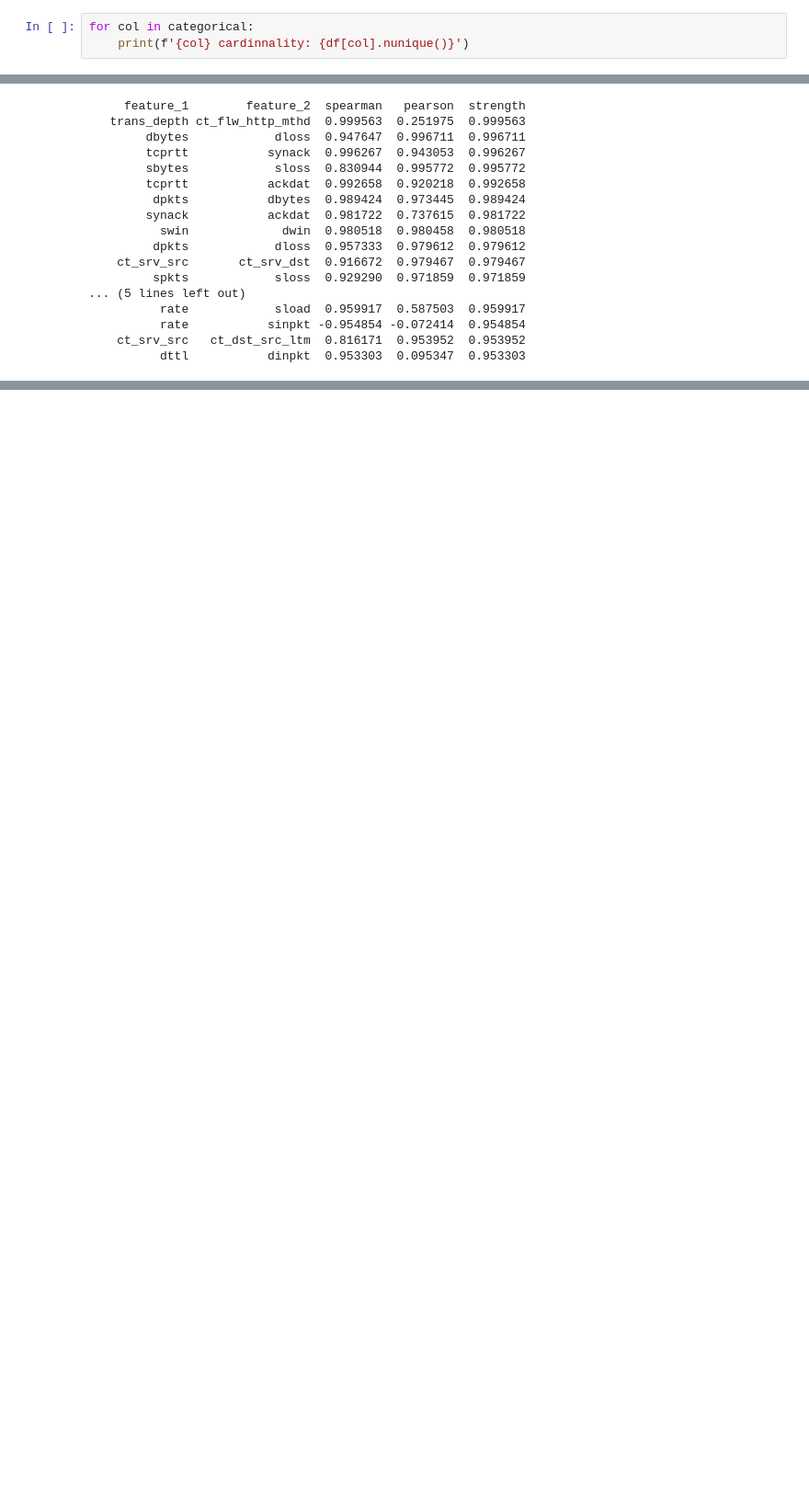
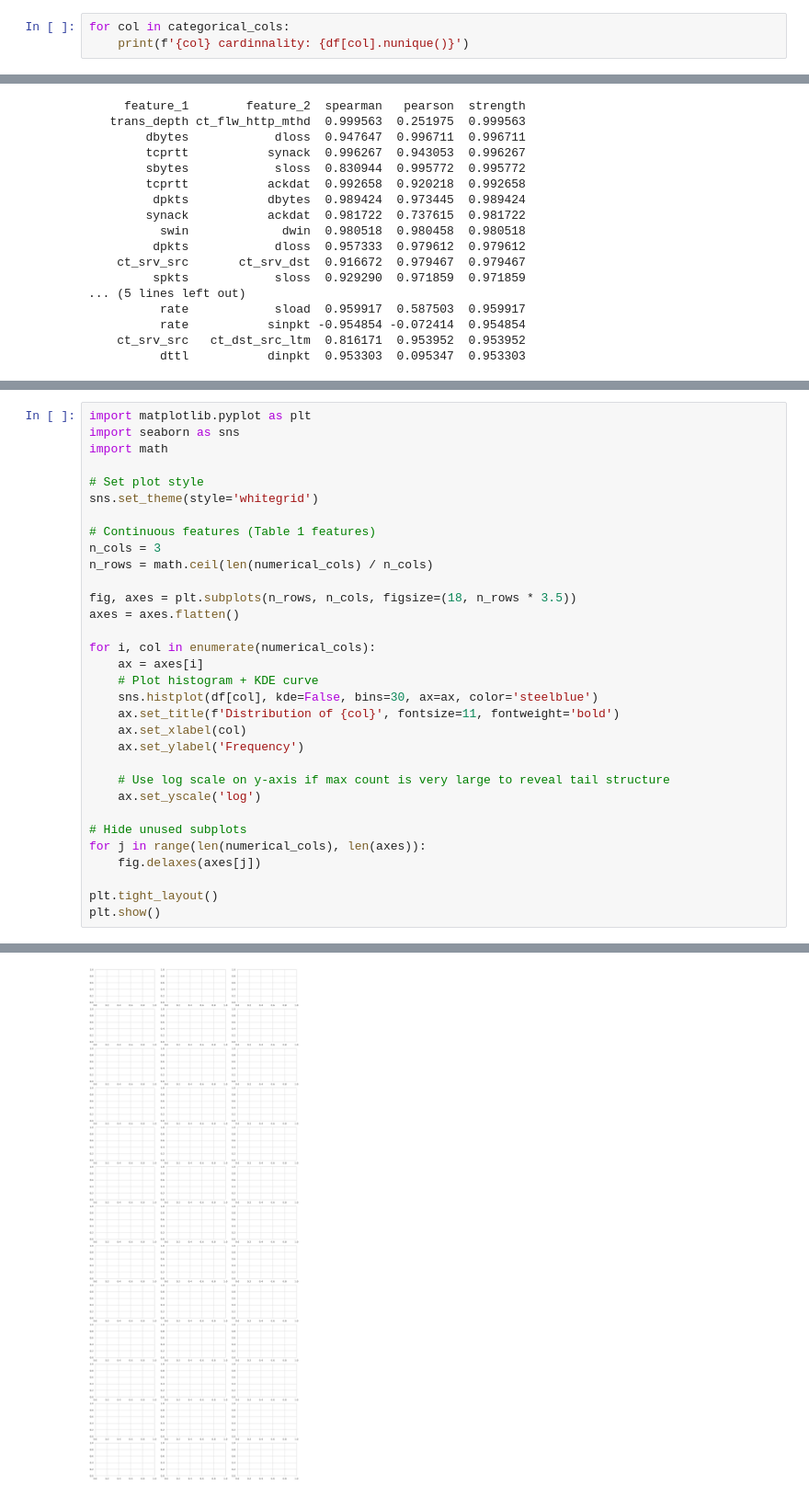
Before and after one commit to willieloea/ensamble_nids, a Jupyter notebook: notebooks/eda.ipynb, the cells around one changed output, grey strips where cells are left out. Shown at 92% size. Saved outputs shown, nothing was run; the diff lists cells and outputs as text; blank space fills up the shorter version.

```diff
--- a/notebooks/eda.ipynb
+++ b/notebooks/eda.ipynb
@@ -136,5 +148,5 @@ Numerical: ['dur', 'spkts', 'dpkts', 'sbytes', 'dbytes', 'rate', 'sttl', 'dttl',
 # %%
-for col in categorical:
+for col in categorical_cols:
     print(f'{col} cardinnality: {df[col].nunique()}')
 # %% [output]
 proto cardinnality: 133
@@ -254,0 +292,33 @@ plt.show()
+# %%
+import matplotlib.pyplot as plt
+import seaborn as sns
+import math
+
+# Set plot style
+sns.set_theme(style='whitegrid')
+
+# Continuous features (Table 1 features)
+n_cols = 3
+n_rows = math.ceil(len(numerical_cols) / n_cols)
+
+fig, axes = plt.subplots(n_rows, n_cols, figsize=(18, n_rows * 3.5))
+axes = axes.flatten()
+
+for i, col in enumerate(numerical_cols):
+    ax = axes[i]
+    # Plot histogram + KDE curve
+    sns.histplot(df[col], kde=False, bins=30, ax=ax, color='steelblue')
+    ax.set_title(f'Distribution of {col}', fontsize=11, fontweight='bold')
+    ax.set_xlabel(col)
+    ax.set_ylabel('Frequency')
+
+    # Use log scale on y-axis if max count is very large to reveal tail structure
+    ax.set_yscale('log')
+
+# Hide unused subplots
+for j in range(len(numerical_cols), len(axes)):
+    fig.delaxes(axes[j])
+
+plt.tight_layout()
+plt.show()
+# %% [output]
@@ -255,3 +326,4 @@ plt.show()
+[figure, added]
 # %% [markdown]
 ### Summary of changes made to the data
 
```
Also changed, not shown: parts of 16 cells of this notebook, 2 other files.
